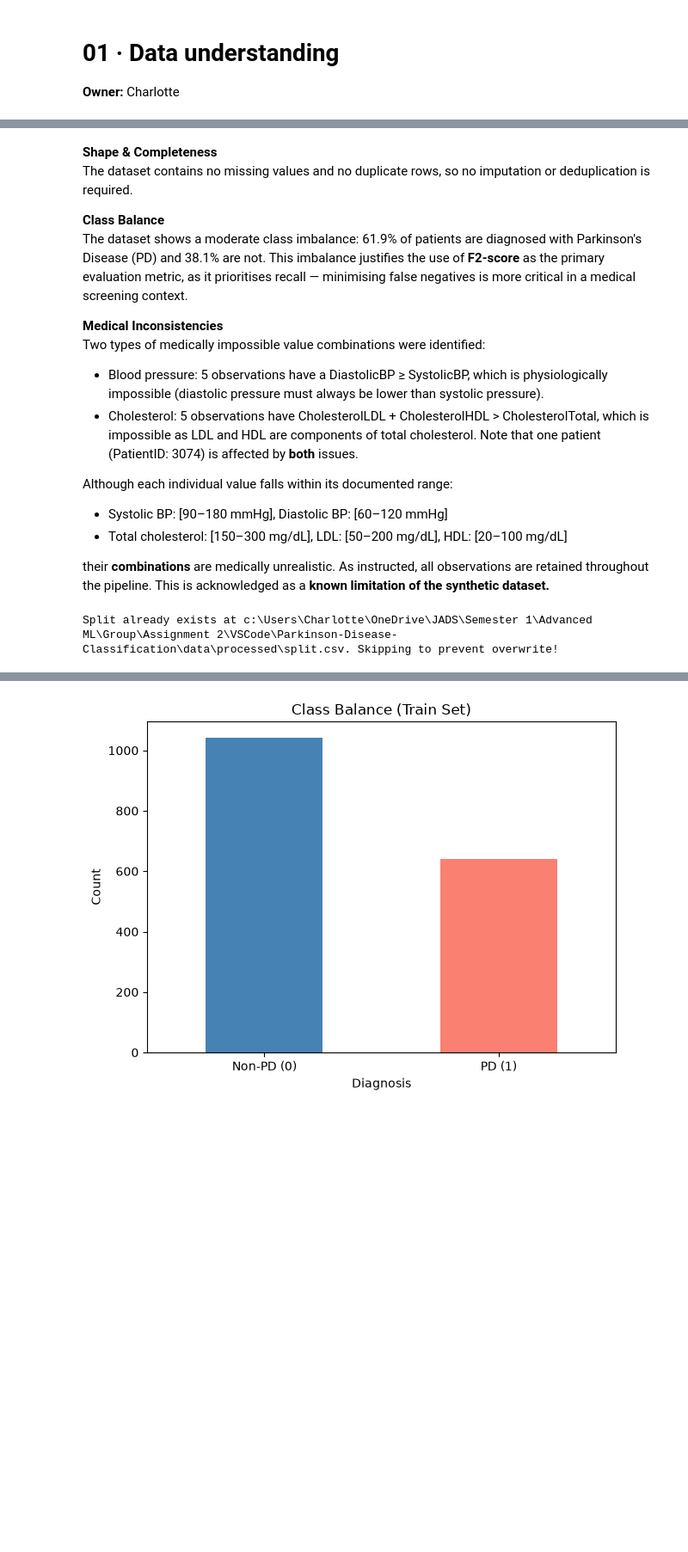
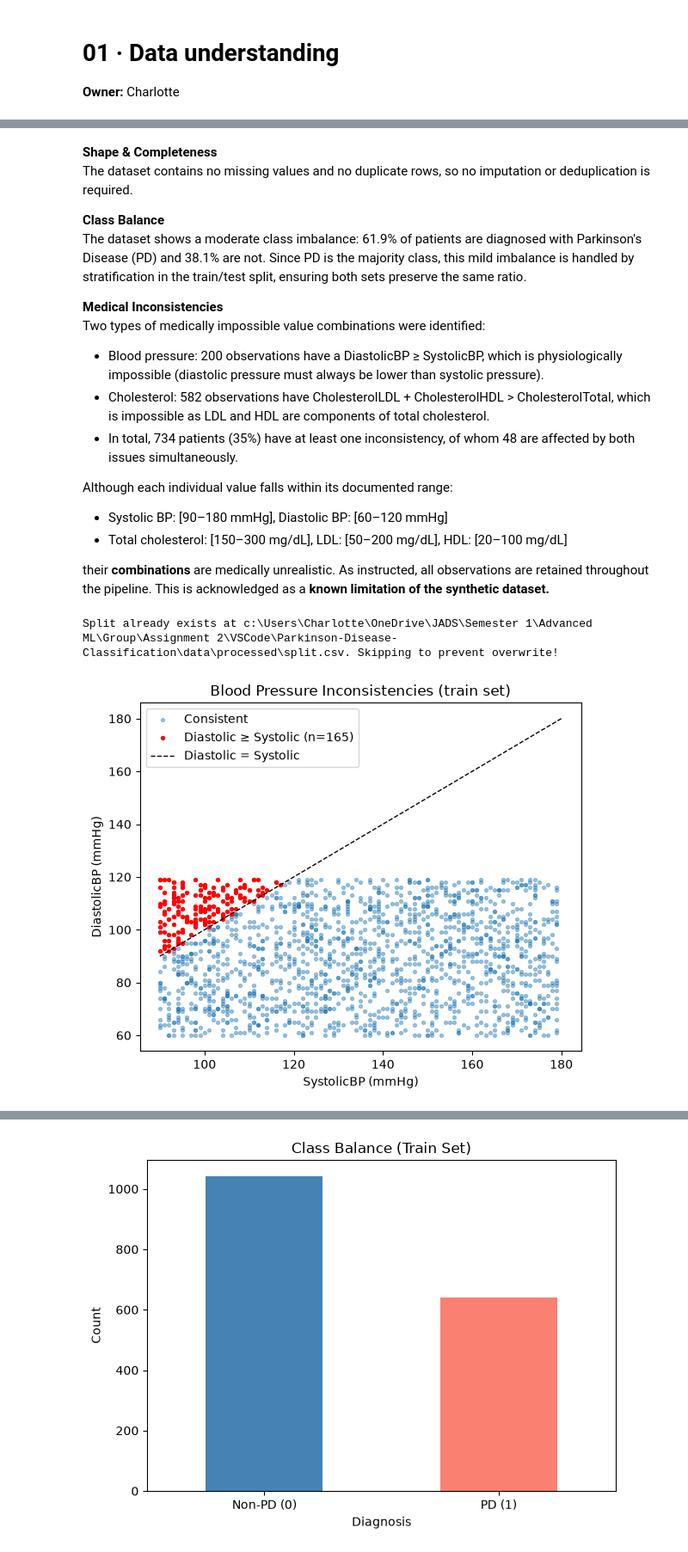
Before and after one commit to PrAnAvM5/Parkinson-Disease-Classification, a Jupyter notebook: notebooks/01_data_understanding.ipynb, the cells around one changed output, grey strips where cells are left out. Shown at 86% size. Drawn from its saved outputs; the diff is of its cells as text; code cells hidden in the pictures; blank space fills up the shorter version.

```diff
--- a/notebooks/01_data_understanding.ipynb
+++ b/notebooks/01_data_understanding.ipynb
@@ -50,12 +55,13 @@ Diagnosis
 The dataset contains no missing values and no duplicate rows, so no imputation or deduplication is required.
 
 **Class Balance**\
-The dataset shows a moderate class imbalance: 61.9% of patients are diagnosed with Parkinson's Disease (PD) and 38.1% are not. This imbalance justifies the use of **F2-score** as the primary evaluation metric, as it prioritises recall — minimising false negatives is more critical in a medical screening context.
+The dataset shows a moderate class imbalance: 61.9% of patients are diagnosed with Parkinson's Disease (PD) and 38.1% are not. Since PD is the majority class, this mild imbalance is handled by stratification in the train/test split, ensuring both sets preserve the same ratio.
 
 **Medical Inconsistencies**\
 Two types of medically impossible value combinations were identified:
-* Blood pressure: 5 observations have a DiastolicBP ≥ SystolicBP, which is physiologically impossible (diastolic pressure must always be lower than systolic pressure).
-* Cholesterol: 5 observations have CholesterolLDL + CholesterolHDL > CholesterolTotal, which is impossible as LDL and HDL are components of total cholesterol. Note that one patient (PatientID: 3074) is affected by **both** issues.
+* Blood pressure: 200 observations have a DiastolicBP ≥ SystolicBP, which is physiologically impossible (diastolic pressure must always be lower than systolic pressure).
+* Cholesterol: 582 observations have CholesterolLDL + CholesterolHDL > CholesterolTotal, which is impossible as LDL and HDL are components of total cholesterol.
+* In total, 734 patients (35%) have at least one inconsistency, of whom 48 are affected by both issues simultaneously.
 
 Although each individual value falls within its documented range:
 * Systolic BP: [90–180 mmHg], Diastolic BP: [60–120 mmHg]
@@ -70,3 +76,19 @@ Split already exists at c:\Users\Charlotte\OneDrive\JADS\Semester 1\Advanced ML\
 X_train, y_train = load_train()
 df_train = X_train.copy()
 df_train["Diagnosis"] = y_train
+# %%
+bad_bp = df_train["DiastolicBP"] >= df_train["SystolicBP"]
+
+plt.figure(figsize=(6, 5))
+plt.scatter(df_train.loc[~bad_bp, "SystolicBP"], df_train.loc[~bad_bp, "DiastolicBP"], s=8, alpha=0.4, label="Consistent")
+plt.scatter(df_train.loc[bad_bp, "SystolicBP"], df_train.loc[bad_bp, "DiastolicBP"], s=8, color="red", label=f"Diastolic ≥ Systolic (n={bad_bp.sum()})")
+plt.plot([90, 180], [90, 180], "k--", linewidth=1, label="Diastolic = Systolic")
+plt.xlabel("SystolicBP (mmHg)")
+plt.ylabel("DiastolicBP (mmHg)")
+plt.title("Blood Pressure Inconsistencies (train set)")
+plt.legend()
+plt.tight_layout()
+plt.savefig(os.path.join(FIG_PATH, "bp_inconsistencies.png"), dpi=150)
+plt.show()
+# %% [output]
+[figure, added]
```
Also changed, not shown: parts of 13 cells of this notebook, 6 other files.
